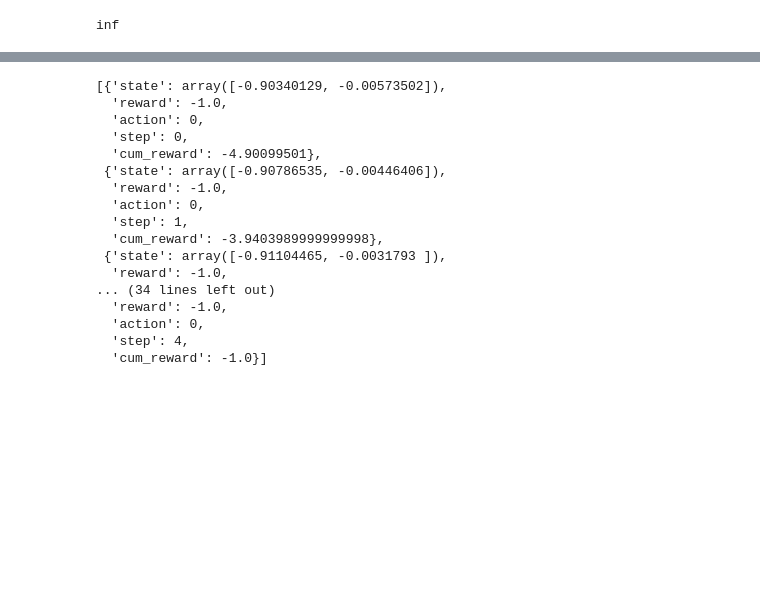
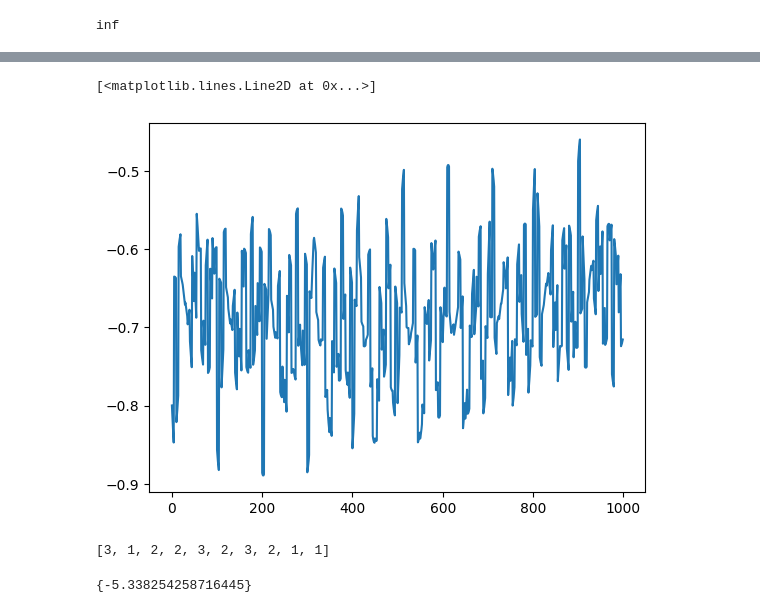
Before and after one commit to limon8884/delivery-RL, a Jupyter notebook: second.ipynb, the cells around one changed output, grey strips where cells are left out. Drawn from its saved outputs; the diff is of its cells as text; code cells hidden in the pictures; blank space fills up the shorter version.

```diff
--- a/second.ipynb
+++ b/second.ipynb
@@ -409,20 +457,19 @@ inf
+# %%
+# states
+def moving_average(a, window_size) :
+    n = window_size
+    ret = np.cumsum(a, dtype=float)
+    ret[n:] = ret[n:] - ret[:-n]
+    ma = ret[n - 1:] / n
+    return np.append([ma[0]] * (n - 1), ma)
+ss = [s['state'][0] for i, s in enumerate(a2c.logger.logs_mute['step info'])]
+# plt.plot(moving_average(ss, 100))
+plt.plot([s['state'][0] for i, s in enumerate(a2c.logger.logs_mute['step info'][-1000:])])
+# %% [output]
+[<matplotlib.lines.Line2D at 0x...>]
+[figure, added]
 # %%
-[s for s in a2c.logger.logs_mute['step info'][-10:]]
+# actions
+[s['action'] for i, s in enumerate(a2c.logger.logs_mute['step info'])][-10:]
 # %% [output]
-[{'state': array([-0.90340129, -0.00573502]),
-  'reward': -1.0,
-  'action': 0,
-  'step': 0,
-  'cum_reward': -4.90099501},
- {'state': array([-0.90786535, -0.00446406]),
-  'reward': -1.0,
-  'action': 0,
-  'step': 1,
-  'cum_reward': -3.9403989999999998},
- {'state': array([-0.91104465, -0.0031793 ]),
-  'reward': -1.0,
-... (34 lines left out)
-  'reward': -1.0,
-  'action': 0,
-  'step': 4,
-  'cum_reward': -1.0}]
+[3, 1, 2, 2, 3, 2, 3, 2, 1, 1]
@@ -434,0 +476,4 @@ b.grad
+# %%
+set([s for i, s in enumerate(a2c.logger.logs['avg cum reward'])])
+# %% [output]
+{-5.338254258716445}
```
Also changed, not shown: parts of 15 cells of this notebook, 2 other files.
